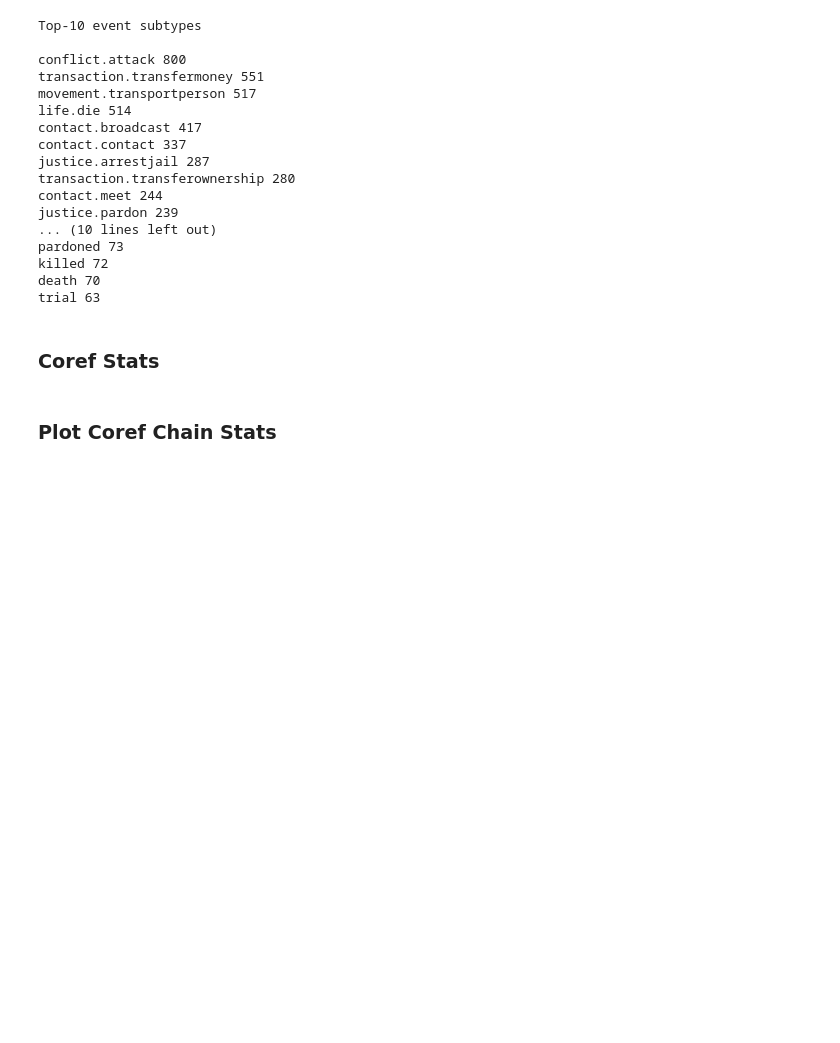
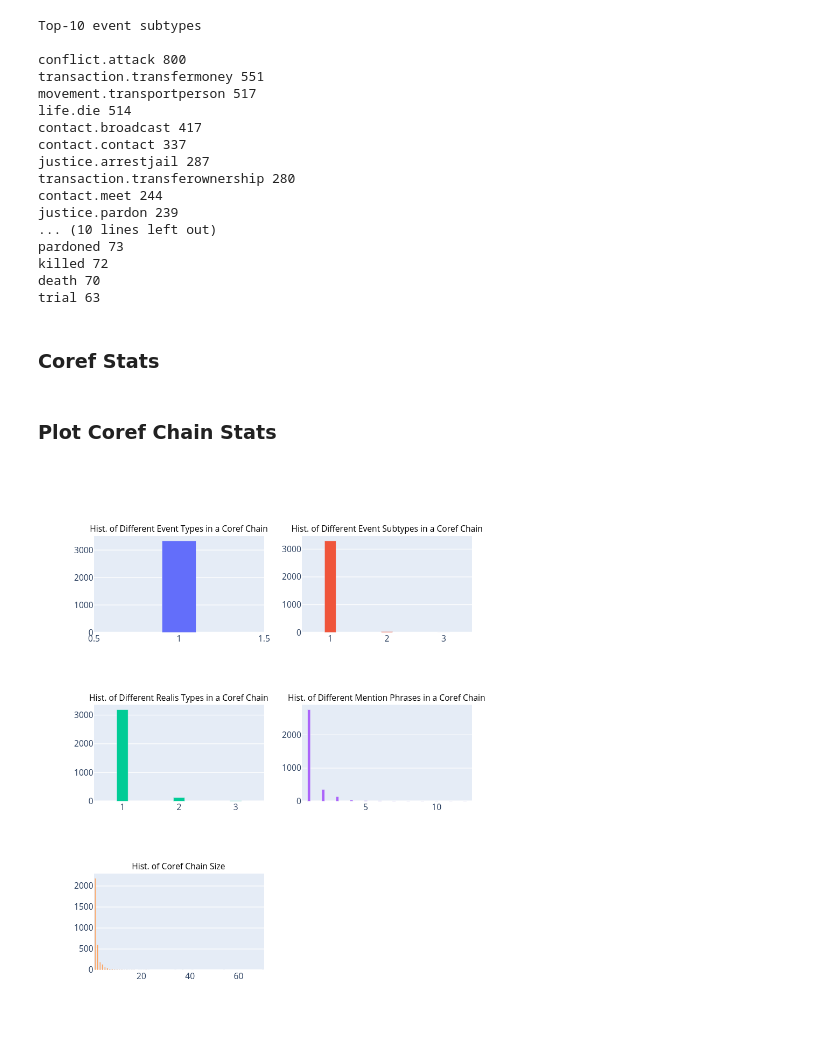
Before and after one commit to shtoshni/events, a Jupyter notebook: notebooks/kbp_2015/KBP 2015 Stats.ipynb, the cells around one changed output. Saved outputs shown, nothing was run; the diff lists cells and outputs as text; code cells hidden in the pictures; blank space fills up the shorter version.

Commit message:
Figure updates

```diff
--- a/notebooks/kbp_2015/KBP 2015 Stats.ipynb
+++ b/notebooks/kbp_2015/KBP 2015 Stats.ipynb
@@ -215,32 +215,37 @@ fig.add_trace(
     row=1, col=1
 )
 
 x, y = zip(*sorted(event_subtype_counter.items()))
 fig.add_trace(
     go.Bar(x=x, y=y, width=0.2),
     row=1, col=2
 )
 
 x, y = zip(*sorted(event_realis_counter.items()))
 fig.add_trace(
     go.Bar(x=x, y=y, width=0.2),
     row=2, col=1
 )
 
 x, y = zip(*sorted(event_phrase_counter.items()))
 fig.add_trace(
     go.Bar(x=x, y=y, width=0.2),
     row=2, col=2
 )
 
 x, y = zip(*sorted(coref_chain_size_counter.items()))
 fig.add_trace(
-    go.Bar(x=x, y=y, width=0.2),
+    go.Bar(x=x, y=y, width=0.5),
     row=3, col=1
 )
 
 for ann in fig['layout']['annotations']:
     ann['font'] = dict(size=12,color='#000000')
 
 fig.update_layout(showlegend=False)
-fig.show("svg", scale=1.3)
+# fig.show()
+
+img_bytes = fig.to_image(format="png", width=700, height=800, scale=1.3)
+Image(img_bytes)
+# %% [output]
+[figure, added]
```
